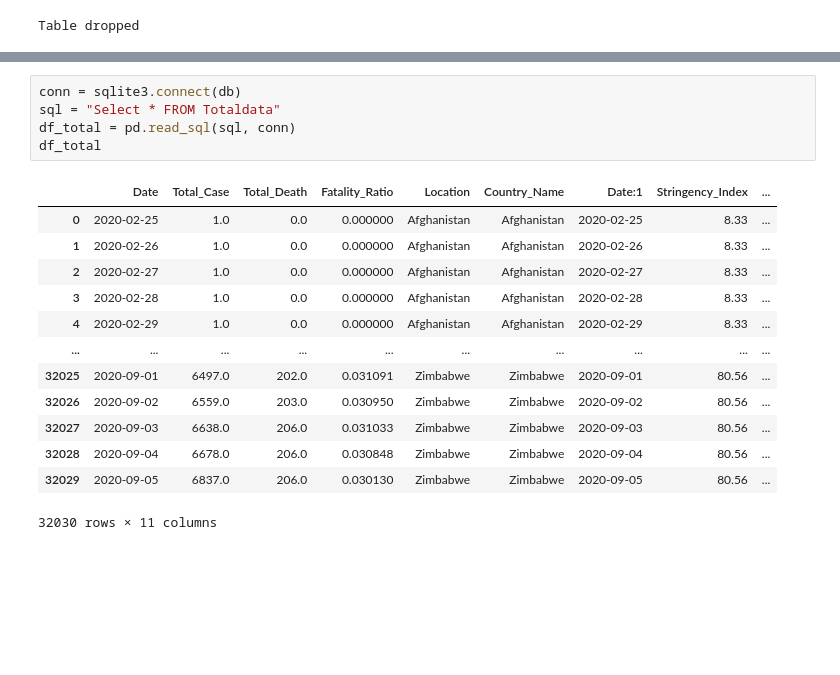
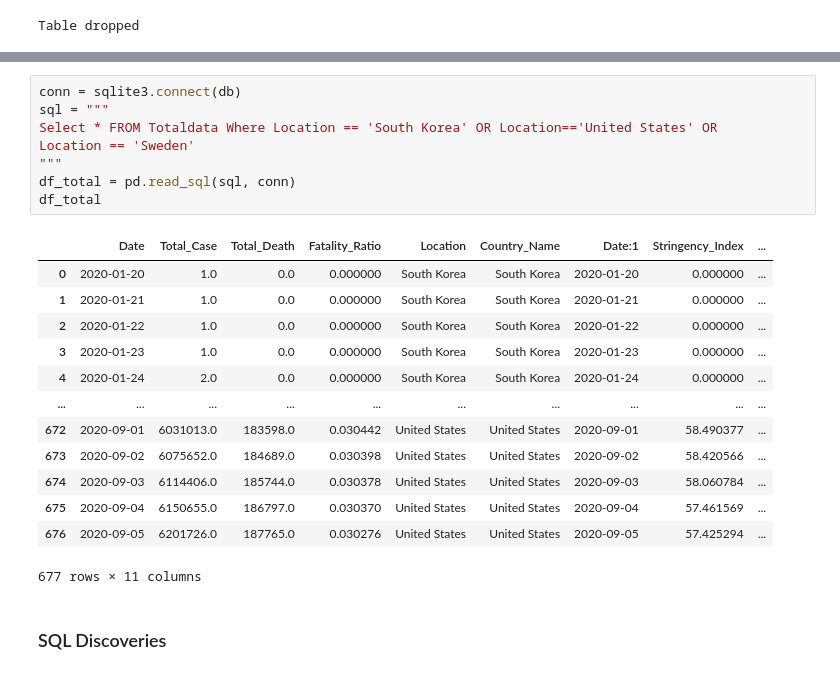
Before and after one commit to vathanahim/IAF603_Final_Project, a Jupyter notebook: Final_Project.ipynb, the cells around one changed output, grey strips where cells are left out. Cells and saved outputs as stored; diff of their text form; blank space fills up the shorter version.

```diff
--- a/Final_Project.ipynb
+++ b/Final_Project.ipynb
@@ -270,19 +275,24 @@ conn.close()
 # %%
 conn = sqlite3.connect(db)
-sql = "Select * FROM Totaldata"
+sql = """
+Select * FROM Totaldata Where Location == 'South Korea' OR Location=='United States' OR
+Location == 'Sweden'
+"""
 df_total = pd.read_sql(sql, conn)
 df_total
 # %% [output]
 |  | Date | Total_Case | Total_Death | Fatality_Ratio | Location | Country_Name | Date:1 | Stringency_Index | ... |
-| 0 | 2020-02-25 | 1.0 | 0.0 | 0.000000 | Afghanistan | Afghanistan | 2020-02-25 | 8.33 | ... |
-| 1 | 2020-02-26 | 1.0 | 0.0 | 0.000000 | Afghanistan | Afghanistan | 2020-02-26 | 8.33 | ... |
-| 2 | 2020-02-27 | 1.0 | 0.0 | 0.000000 | Afghanistan | Afghanistan | 2020-02-27 | 8.33 | ... |
-| 3 | 2020-02-28 | 1.0 | 0.0 | 0.000000 | Afghanistan | Afghanistan | 2020-02-28 | 8.33 | ... |
-| 4 | 2020-02-29 | 1.0 | 0.0 | 0.000000 | Afghanistan | Afghanistan | 2020-02-29 | 8.33 | ... |
+| 0 | 2020-01-20 | 1.0 | 0.0 | 0.000000 | South Korea | South Korea | 2020-01-20 | 0.000000 | ... |
+| 1 | 2020-01-21 | 1.0 | 0.0 | 0.000000 | South Korea | South Korea | 2020-01-21 | 0.000000 | ... |
+| 2 | 2020-01-22 | 1.0 | 0.0 | 0.000000 | South Korea | South Korea | 2020-01-22 | 0.000000 | ... |
+| 3 | 2020-01-23 | 1.0 | 0.0 | 0.000000 | South Korea | South Korea | 2020-01-23 | 0.000000 | ... |
+| 4 | 2020-01-24 | 2.0 | 0.0 | 0.000000 | South Korea | South Korea | 2020-01-24 | 0.000000 | ... |
 | ... | ... | ... | ... | ... | ... | ... | ... | ... | ... |
-| 32025 | 2020-09-01 | 6497.0 | 202.0 | 0.031091 | Zimbabwe | Zimbabwe | 2020-09-01 | 80.56 | ... |
-| 32026 | 2020-09-02 | 6559.0 | 203.0 | 0.030950 | Zimbabwe | Zimbabwe | 2020-09-02 | 80.56 | ... |
-| 32027 | 2020-09-03 | 6638.0 | 206.0 | 0.031033 | Zimbabwe | Zimbabwe | 2020-09-03 | 80.56 | ... |
-| 32028 | 2020-09-04 | 6678.0 | 206.0 | 0.030848 | Zimbabwe | Zimbabwe | 2020-09-04 | 80.56 | ... |
-| 32029 | 2020-09-05 | 6837.0 | 206.0 | 0.030130 | Zimbabwe | Zimbabwe | 2020-09-05 | 80.56 | ... |
+| 672 | 2020-09-01 | 6031013.0 | 183598.0 | 0.030442 | United States | United States | 2020-09-01 | 58.490377 | ... |
+| 673 | 2020-09-02 | 6075652.0 | 184689.0 | 0.030398 | United States | United States | 2020-09-02 | 58.420566 | ... |
+| 674 | 2020-09-03 | 6114406.0 | 185744.0 | 0.030378 | United States | United States | 2020-09-03 | 58.060784 | ... |
+| 675 | 2020-09-04 | 6150655.0 | 186797.0 | 0.030370 | United States | United States | 2020-09-04 | 57.461569 | ... |
+| 676 | 2020-09-05 | 6201726.0 | 187765.0 | 0.030276 | United States | United States | 2020-09-05 | 57.425294 | ... |
-32030 rows × 11 columns
+677 rows × 11 columns
+# %% [markdown]
+### SQL Discoveries
```
Also changed, not shown: parts of 38 cells of this notebook.
